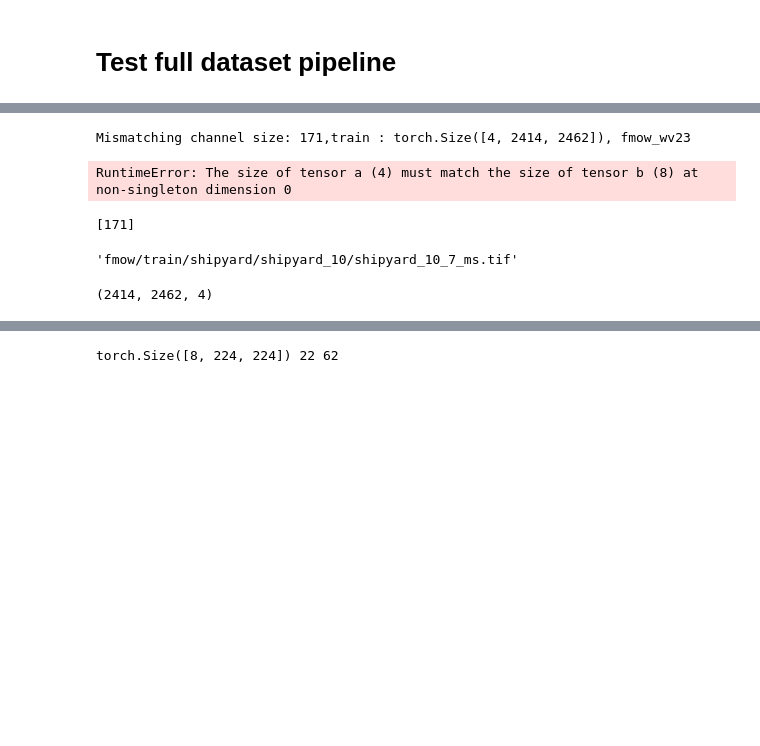
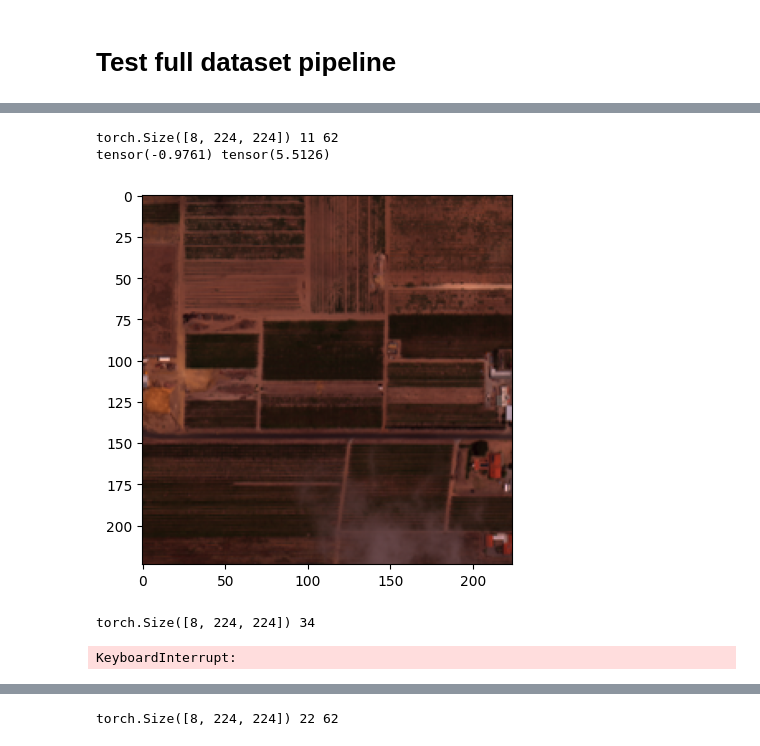
Before and after one commit to ando-shah/fm-playground, a Jupyter notebook: notebooks/test_fmow.ipynb, the cells around one changed output, grey strips where cells are left out. Saved outputs shown, nothing was run; the diff lists cells and outputs as text; code cells hidden in the pictures; blank space fills up the shorter version.

Commit message:
Config and ds updates

```diff
--- a/notebooks/test_fmow.ipynb
+++ b/notebooks/test_fmow.ipynb
@@ -82,0 +70,6 @@ print(train_ds.problematic_ids)
+# %%
+# Compose your config - this will automatically handle all the defaults
+ds_cfg = compose(config_name="fmow_8b")
+
+train_ds, val_ds, test_ds = create_dataset(ds_cfg)
+print(ds_cfg)
@@ -83,25 +94,36 @@ print(train_ds.problematic_ids)
+# %%
+import random
+import matplotlib.pyplot as plt
+image, label = test_ds[random.randint(0, len(test_ds))]
+print(image.shape, label, train_ds.num_classes)
+print(image.min(), image.max())
+
+image_rgb = image[[4,2,1], ...]
+image_rgb = (image_rgb - image_rgb.min()) / (image_rgb.max() - image_rgb.min())
+image_rgb = image_rgb.permute(1, 2, 0)
+plt.imshow(image_rgb)
+plt.show()
+
+# train_ds.plot(image)
+# %% [output]
+torch.Size([8, 224, 224]) 11 62
+tensor(-0.9761) tensor(5.5126)
+[figure, added]
+# %%
+sample, label = val_ds[1033]
+sample, label = val_ds[1261]
+print(sample.shape, label)
+# %% [output]
+torch.Size([8, 224, 224]) 34
 # %%
 from tqdm.notebook import tqdm
-
+import numpy as np
 for i in tqdm(range(len(train_ds))):
     _, _ = train_ds[i]
 
+# for i in tqdm(np.arange(171,175)):
+#     _, _ = train_ds[i]
+
 print(train_ds.problematic_ids)
 # %% [output]
-Mismatching channel size: 171,train : torch.Size([4, 2414, 2462]), fmow_wv23
+KeyboardInterrupt:
-RuntimeError: The size of tensor a (4) must match the size of tensor b (8) at non-singleton dimension 0
-# %%
-train_ds.problematic_ids
-# %% [output]
-[171]
-# %%
-train_ds.df.ms_path.iloc[171]
-# %% [output]
-'fmow/train/shipyard/shipyard_10/shipyard_10_7_ms.tif'
-# %%
-path = '/data/panopticon/datasets/fmow/train/shipyard/shipyard_10/shipyard_10_7_ms.tif'
-import tifffile
-img = tifffile.imread(path)
-img.shape
-# %% [output]
-(2414, 2462, 4)
```
Also changed, not shown: parts of 15 cells of this notebook, 16 other files.
